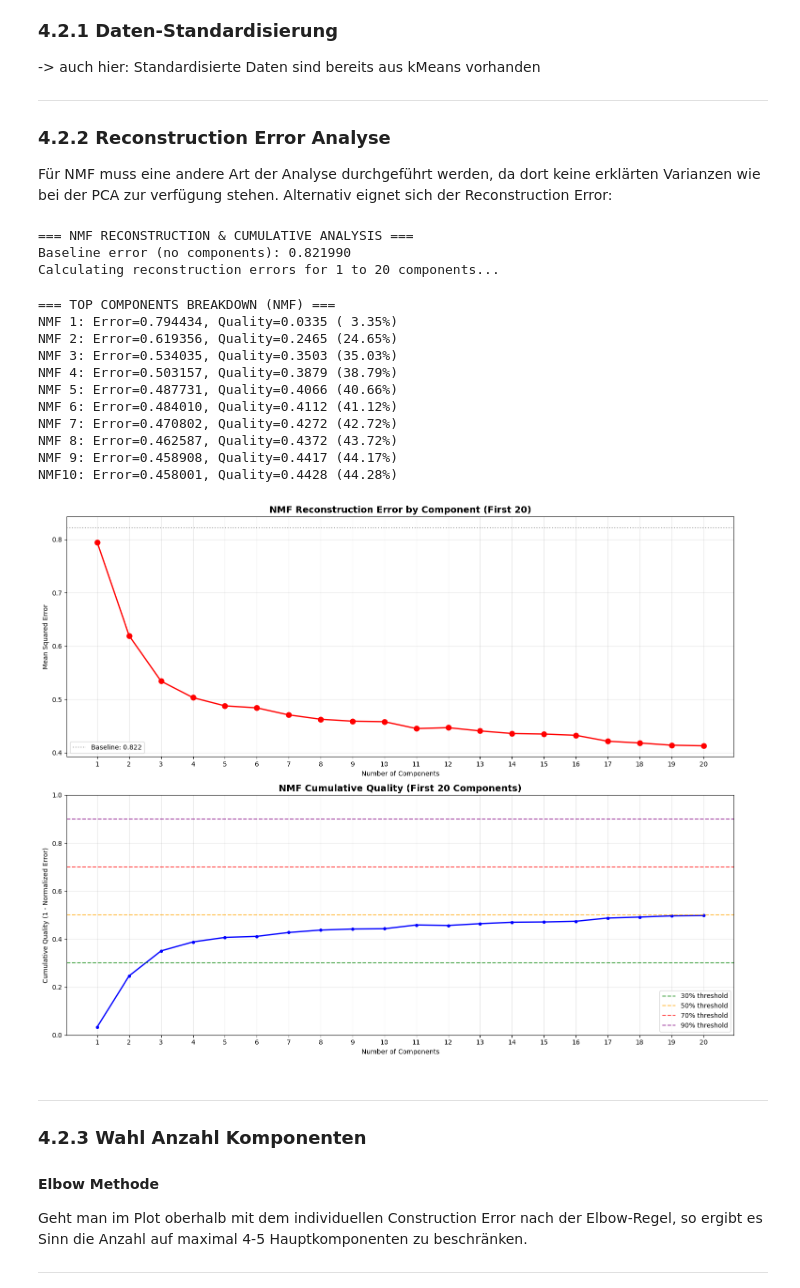
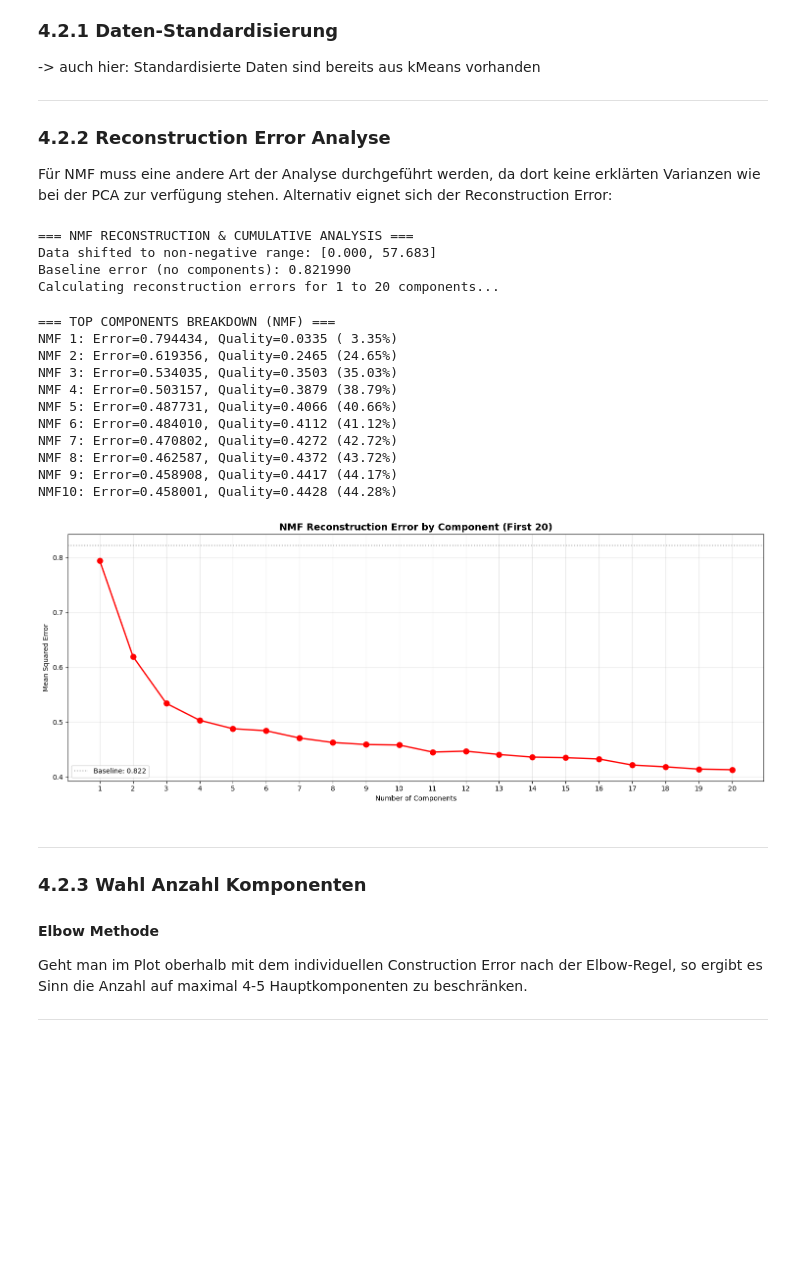
Before and after one commit to malik-xcl/data_science_project, a Jupyter notebook: Pruefungsleistung.ipynb, the cells around one changed output. Drawn from its saved outputs; the diff is of its cells as text; code cells hidden in the pictures; blank space fills up the shorter version.

```diff
--- a/Pruefungsleistung.ipynb
+++ b/Pruefungsleistung.ipynb
@@ -655,16 +626,15 @@ PC10: 0.0082 ( 0.82%) - Cumulative: 0.4768 (47.68%)
 print(f"\n=== EXPLAINED VARIANCE ANALYSIS ===")
 print(f"Total variance in original data: {np.sum(explained_variance):.3f}")
 
-# Key thresholds for dimensionality reduction
+# Define key thresholds
 variance_thresholds = [0.30, 0.40, 0.50, 0.70, 0.90]
 for threshold in variance_thresholds:
 	n_components = np.argmax(cumulative_variance >= threshold) + 1
 	print(f"Components needed for {threshold*100:.0f}% variance: {n_components}")
 
-# Transform back check (reconstruction accuracy)
+# Transform back check (reconstruction accuracy) with different numbers of components
 print(f"\n=== RECONSTRUCTION ANALYSIS ===")
-# Test reconstruction with different numbers of components
-n_components_test = [5, 10, 20, 50]
+n_components_test = [2, 4, 6, 8, 10, 20, 50]
 for n_comp in n_components_test:
 	if n_comp <= pca.n_components_:
 		# Reconstruct using only first n components
@@ -838,12 +809,16 @@ Für NMF muss eine andere Art der Analyse durchgeführt werden, da dort keine er
 # %%
 print(f"\n=== NMF RECONSTRUCTION & CUMULATIVE ANALYSIS ===")
 
-# Calculate baseline error (no reconstruction - just using mean)
+# Add the minimum value to make all values non-negative (NMF requires non-negative data)
+X_shifted = X_scaled - np.min(X_scaled)
+print(f"Data shifted to non-negative range: [{np.min(X_shifted):.3f}, {np.max(X_shifted):.3f}]")
+
+# Calculate baseline error
 baseline_error = np.mean((X_shifted - np.mean(X_shifted))**2)
 print(f"Baseline error (no components): {baseline_error:.6f}")
 
 # Calculate reconstruction errors for different numbers of components (1 to 20)
-max_components = min(20, n_channels)
+max_components = 20
 reconstruction_errors = []
 cumulative_quality = []
 components_range = range(1, max_components + 1)
@@ -852,7 +827,7 @@ print(f"Calculating reconstruction errors for 1 to {max_components} components..
 
 for n_comp in components_range:
     # Fit NMF with n_comp components
-    nmf_temp = NMF(n_components=n_comp, random_state=42, max_iter=500)
+    nmf_temp = NMF(n_components=n_comp, random_state=42, max_iter=1000)
     X_temp = nmf_temp.fit_transform(X_shifted)
     X_reconstructed = X_temp @ nmf_temp.components_
 
@@ -869,51 +844,38 @@ for i in range(min(10, len(reconstruction_errors))):
     print(f"NMF{i+1:2d}: Error={reconstruction_errors[i]:.6f}, Quality={cumulative_quality[i]:.4f} ({cumulative_quality[i]*100:5.2f}%)")
 
 # Visualization
-fig, (ax1, ax2) = plt.subplots(2, 1, figsize=(15, 12))
+fig = plt.figure(figsize=(15, 6))
+ax1 = plt.gca()
 
-# Top plot: Reconstruction error for first 20 components
+# Plot: Reconstruction error for first 20 components
 ax1.plot(range(1, len(reconstruction_errors) + 1), reconstruction_errors, 'ro-', linewidth=2, markersize=8)
 ax1.axhline(y=baseline_error, color='gray', linestyle=':', alpha=0.7, label=f'Baseline: {baseline_error:.3f}')
 ax1.set_title('NMF Reconstruction Error by Component (First 20)', fontsize=14, fontweight='bold')
 ax1.set_xlabel('Number of Components')
 ax1.set_ylabel('Mean Squared Error')
 ax1.grid(True, alpha=0.3)
 ax1.set_xticks(range(1, len(reconstruction_errors) + 1))
 ax1.legend()
 
-# Bottom plot: Cumulative quality for first 20 components
-ax2.plot(range(1, len(cumulative_quality) + 1), cumulative_quality, 'bo-', linewidth=2, markersize=4)
-ax2.axhline(y=0.30, color='g', linestyle='--', alpha=0.7, label='30% threshold')
-ax2.axhline(y=0.50, color='orange', linestyle='--', alpha=0.7, label='50% threshold')
-ax2.axhline(y=0.70, color='red', linestyle='--', alpha=0.7, label='70% threshold')
-ax2.axhline(y=0.90, color='purple', linestyle='--', alpha=0.7, label='90% threshold')
-ax2.set_title('NMF Cumulative Quality (First 20 Components)', fontsize=14, fontweight='bold')
-ax2.set_xlabel('Number of Components')
-ax2.set_ylabel('Cumulative Quality (1 - Normalized Error)')
-ax2.legend()
-ax2.grid(True, alpha=0.3)
-ax2.set_ylim(0, 1)
-ax2.set_xticks(range(1, len(cumulative_quality) + 1))
-
-plt.subplots_adjust(hspace=0.8)
 plt.tight_layout()
 plt.show()
 # %% [output]
 === NMF RECONSTRUCTION & CUMULATIVE ANALYSIS ===
+Data shifted to non-negative range: [0.000, 57.683]
 Baseline error (no components): 0.821990
 Calculating reconstruction errors for 1 to 20 components...
 === TOP COMPONENTS BREAKDOWN (NMF) ===
 NMF 1: Error=0.794434, Quality=0.0335 ( 3.35%)
 NMF 2: Error=0.619356, Quality=0.2465 (24.65%)
 NMF 3: Error=0.534035, Quality=0.3503 (35.03%)
 NMF 4: Error=0.503157, Quality=0.3879 (38.79%)
 NMF 5: Error=0.487731, Quality=0.4066 (40.66%)
 NMF 6: Error=0.484010, Quality=0.4112 (41.12%)
 NMF 7: Error=0.470802, Quality=0.4272 (42.72%)
 NMF 8: Error=0.462587, Quality=0.4372 (43.72%)
 NMF 9: Error=0.458908, Quality=0.4417 (44.17%)
 NMF10: Error=0.458001, Quality=0.4428 (44.28%)
-[figure, old version]
+[figure, new version]
 # %% [markdown]
 ___
 ### 4.2.3 Wahl Anzahl Komponenten
```
Also changed, not shown: parts of 19 cells of this notebook, 2 other files.
